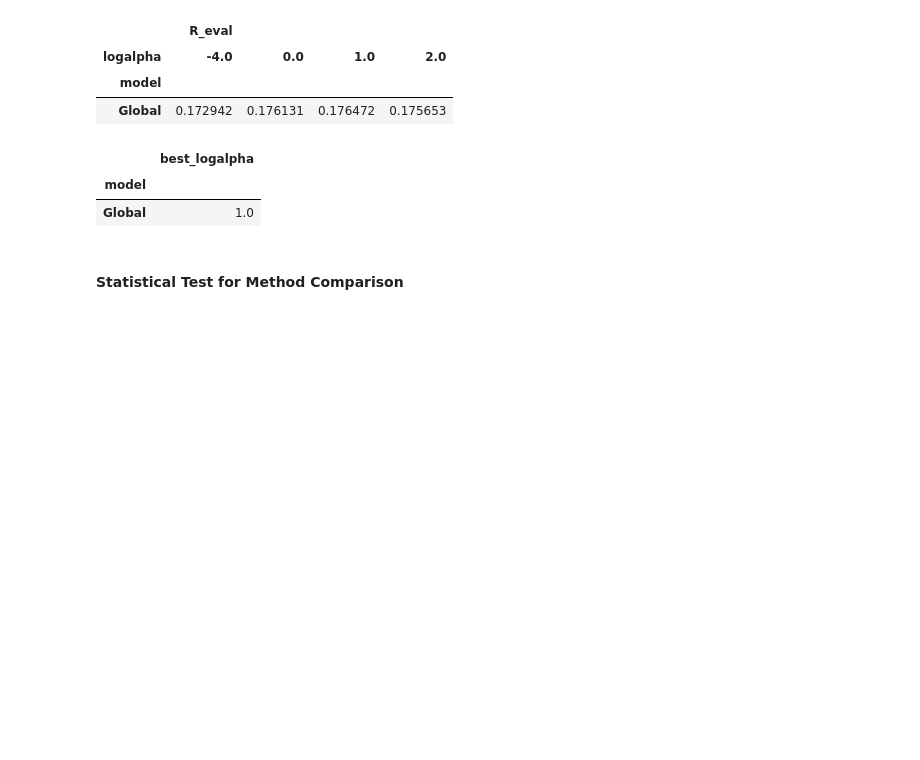
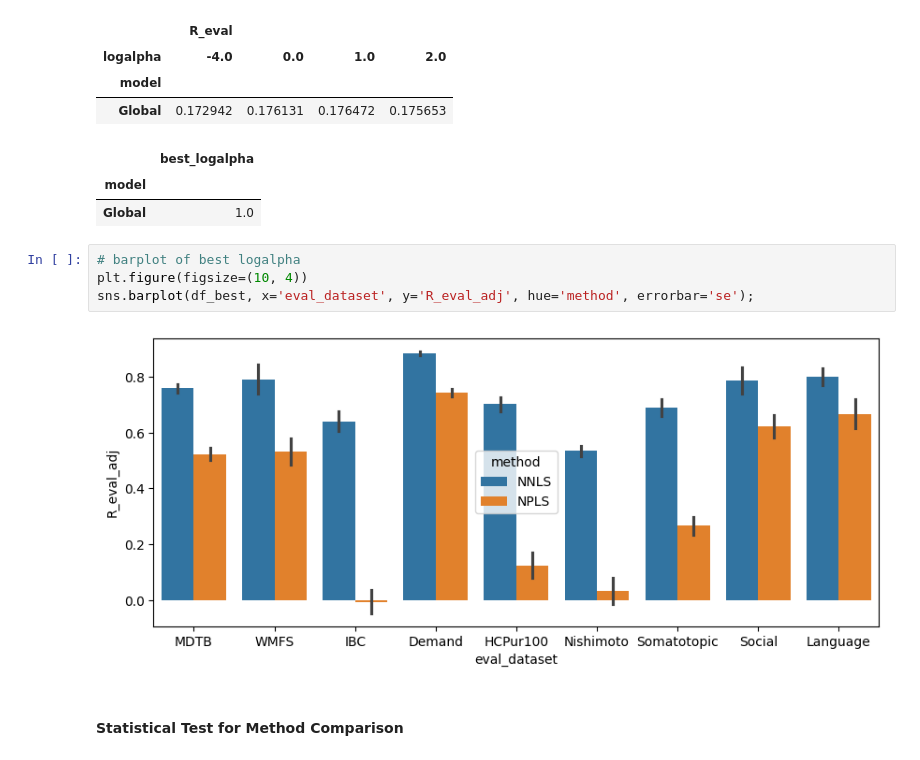
Before and after one commit to DiedrichsenLab/cortico_cereb_connectivity, a Jupyter notebook: notebooks/9. Method_comparison/pos_neg_comparison.ipynb, the cells around one changed output. Saved outputs shown, nothing was run; the diff lists cells and outputs as text; blank space fills up the shorter version.

Commit message:
added barplot

```diff
--- a/notebooks/9. Method_comparison/pos_neg_comparison.ipynb
+++ b/notebooks/9. Method_comparison/pos_neg_comparison.ipynb
@@ -73,6 +73,12 @@ Method: NPLS
 |  | best_logalpha |
 | model |  |
 | Global | 1.0 |
+# %%
+# barplot of best logalpha
+plt.figure(figsize=(10, 4))
+sns.barplot(df_best, x='eval_dataset', y='R_eval_adj', hue='method', errorbar='se');
+# %% [output]
+[figure, added]
 # %% [markdown]
 #### Statistical Test for Method Comparison
 # %%
```
